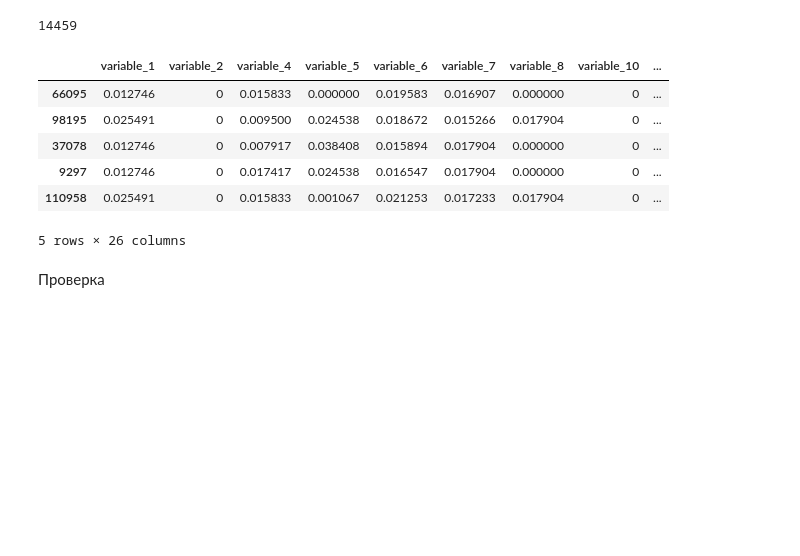
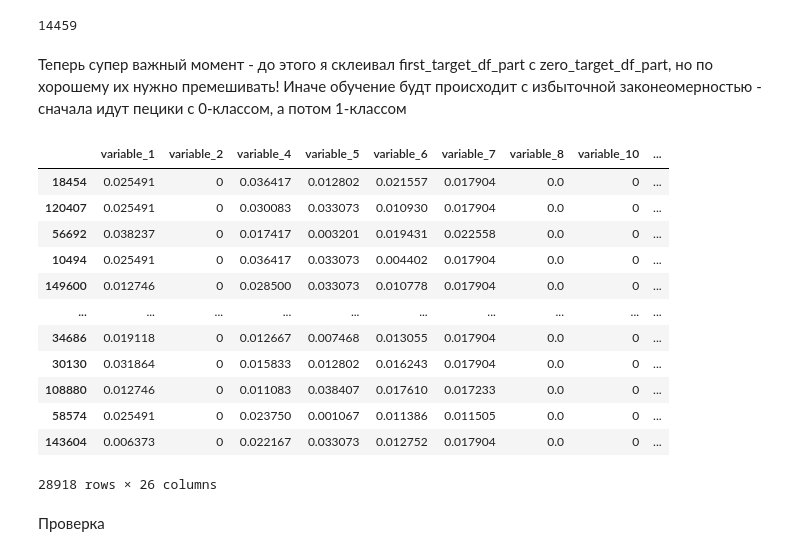
Before and after one commit to bobrotopor/AI, a Jupyter notebook: classification/classification.ipynb, the cells around one changed output. Saved outputs shown, nothing was run; the diff lists cells and outputs as text; code cells hidden in the pictures; blank space fills up the shorter version.

```diff
--- a/classification/classification.ipynb
+++ b/classification/classification.ipynb
@@ -80,3 +80,6 @@ target - класс риска, равный 1, если заключение д
 TEST_DATA_NUM = 22624
 # %% [markdown]
 # Подготовка данных
+# %%
+init_df = pd.read_csv('insclass_train.csv')
+refacted_df = init_df.copy()
@@ -108,5 +132,5 @@ dtype: int64
 # %%
-refacted_df = init_df.copy().drop(['variable_9', 'variable_15'], axis=1)
+refacted_df = refacted_df.drop(['variable_9', 'variable_15'], axis=1)
 keys_with_nan = keys_with_nan.drop(labels=['variable_9', 'variable_15'])
 refacted_df.head()
 # %% [output]
@@ -119,7 +143 @@ refacted_df.head()
 5 rows × 27 columns
-# %%
-nan_row_idx = refacted_df.loc[pd.isna(refacted_df['variable_20']), :].index[0]
-ic(nan_row_idx)
-ic(refacted_df.shape)
-refacted_df = refacted_df.drop([nan_row_idx])
-ic(refacted_df.shape)
@@ -347,18 +294,27 @@ ic| zero_target_df_part.shape: (14459, 26)
 ic| (zero_target_df_part['target'] == 0).sum(): 14459
 ic| first_class_objs_count: 14459
 14459
+# %% [markdown]
+Теперь супер важный момент - до этого я склеивал first_target_df_part c zero_target_df_part, но по хорошему их нужно премешивать! Иначе обучение будт происходит с избыточной законеомерностью - сначала идут пецики с 0-классом, а потом 1-классом
 # %%
 first_target_df_part = refacted_df[refacted_df['target'] == 1]
 balanced_df = pd.concat((zero_target_df_part, first_target_df_part), axis=0)
+balanced_df = balanced_df.sample(n=2*zero_target_df_part.shape[0], random_state=1)
 balanced_df.head()
 # %% [output]
 |  | variable_1 | variable_2 | variable_4 | variable_5 | variable_6 | variable_7 | variable_8 | variable_10 | ... |
-| 66095 | 0.012746 | 0 | 0.015833 | 0.000000 | 0.019583 | 0.016907 | 0.000000 | 0 | ... |
-| 98195 | 0.025491 | 0 | 0.009500 | 0.024538 | 0.018672 | 0.015266 | 0.017904 | 0 | ... |
-| 37078 | 0.012746 | 0 | 0.007917 | 0.038408 | 0.015894 | 0.017904 | 0.000000 | 0 | ... |
-| 9297 | 0.012746 | 0 | 0.017417 | 0.024538 | 0.016547 | 0.017904 | 0.000000 | 0 | ... |
-| 110958 | 0.025491 | 0 | 0.015833 | 0.001067 | 0.021253 | 0.017233 | 0.017904 | 0 | ... |
+| 18454 | 0.025491 | 0 | 0.036417 | 0.012802 | 0.021557 | 0.017904 | 0.0 | 0 | ... |
+| 120407 | 0.025491 | 0 | 0.030083 | 0.033073 | 0.010930 | 0.017904 | 0.0 | 0 | ... |
+| 56692 | 0.038237 | 0 | 0.017417 | 0.003201 | 0.019431 | 0.022558 | 0.0 | 0 | ... |
+| 10494 | 0.025491 | 0 | 0.036417 | 0.033073 | 0.004402 | 0.017904 | 0.0 | 0 | ... |
+| 149600 | 0.012746 | 0 | 0.028500 | 0.033073 | 0.010778 | 0.017904 | 0.0 | 0 | ... |
+| ... | ... | ... | ... | ... | ... | ... | ... | ... | ... |
+| 34686 | 0.019118 | 0 | 0.012667 | 0.007468 | 0.013055 | 0.017904 | 0.0 | 0 | ... |
+| 30130 | 0.031864 | 0 | 0.015833 | 0.012802 | 0.016243 | 0.017904 | 0.0 | 0 | ... |
+| 108880 | 0.012746 | 0 | 0.011083 | 0.038407 | 0.017610 | 0.017233 | 0.0 | 0 | ... |
+| 58574 | 0.025491 | 0 | 0.023750 | 0.001067 | 0.011386 | 0.011505 | 0.0 | 0 | ... |
+| 143604 | 0.006373 | 0 | 0.022167 | 0.033073 | 0.012752 | 0.017904 | 0.0 | 0 | ... |
-5 rows × 26 columns
+28918 rows × 26 columns
 # %% [markdown]
 Проверка
 # %%
```
Also changed, not shown: parts of 32 cells of this notebook, 2 other files.
